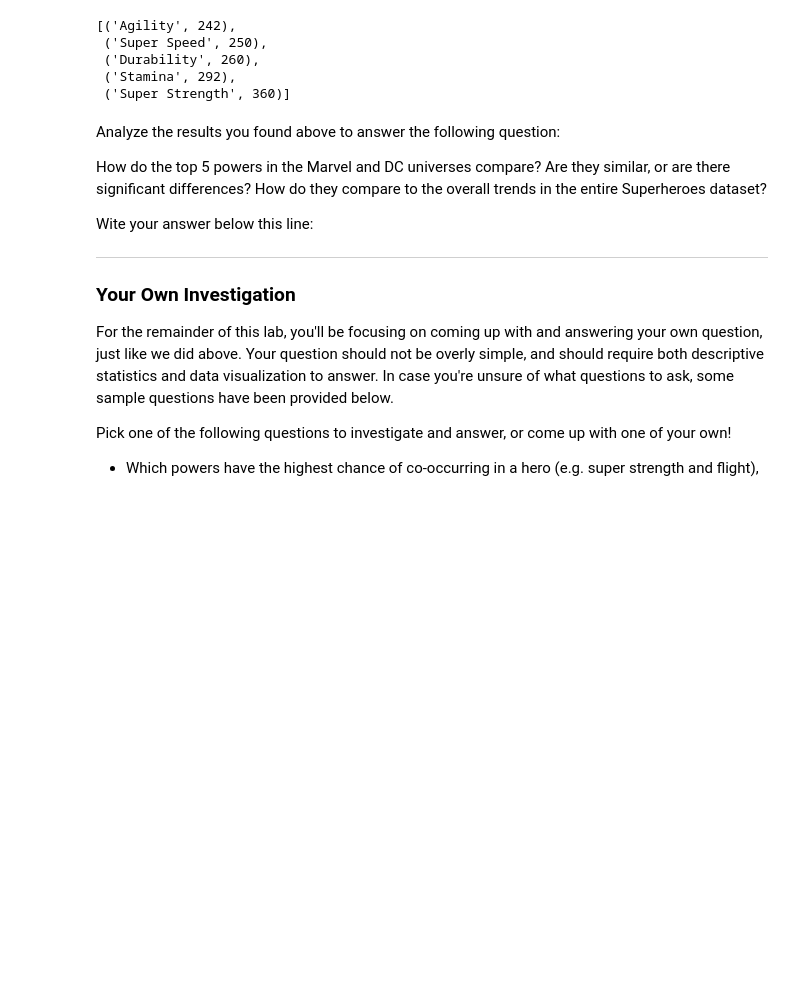
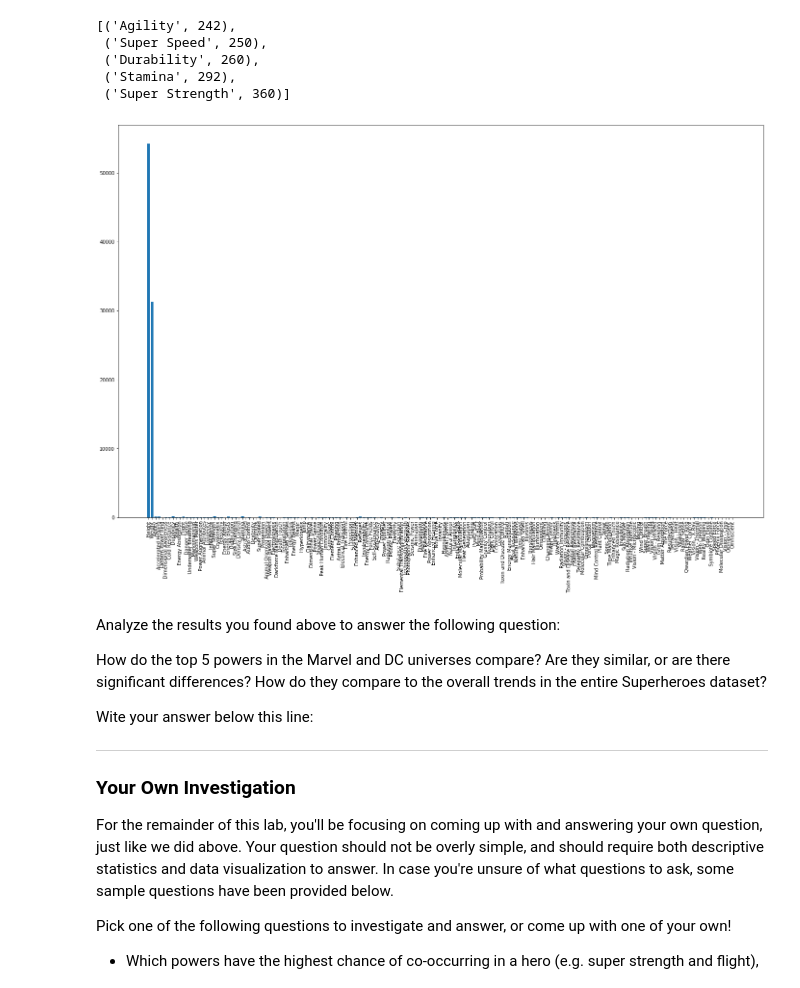
Before and after one commit to ortsed/dsc-data-cleaning-project-dc-ds-career-042219, a Jupyter notebook: index.ipynb, the cells around one changed output. Saved outputs shown, nothing was run; the diff lists cells and outputs as text; code cells hidden in the pictures; blank space fills up the shorter version.

```diff
--- a/index.ipynb
+++ b/index.ipynb
@@ -294,6 +294,12 @@ marvel = pd.DataFrame(marvel)
 marvel.columns = ["value"]
 # %%
 marvel = marvel[pd.to_numeric(marvel["value"], errors='coerce').notnull()]
+# %%
+plt.figure(figsize=(24,15))
+plt.bar(marvel.index, marvel["value"])
+labels = plt.xticks(marvel.index, rotation="vertical")
+# %% [output]
+[figure, added]
 # %% [markdown]
 Analyze the results you found above to answer the following question:
 
```
